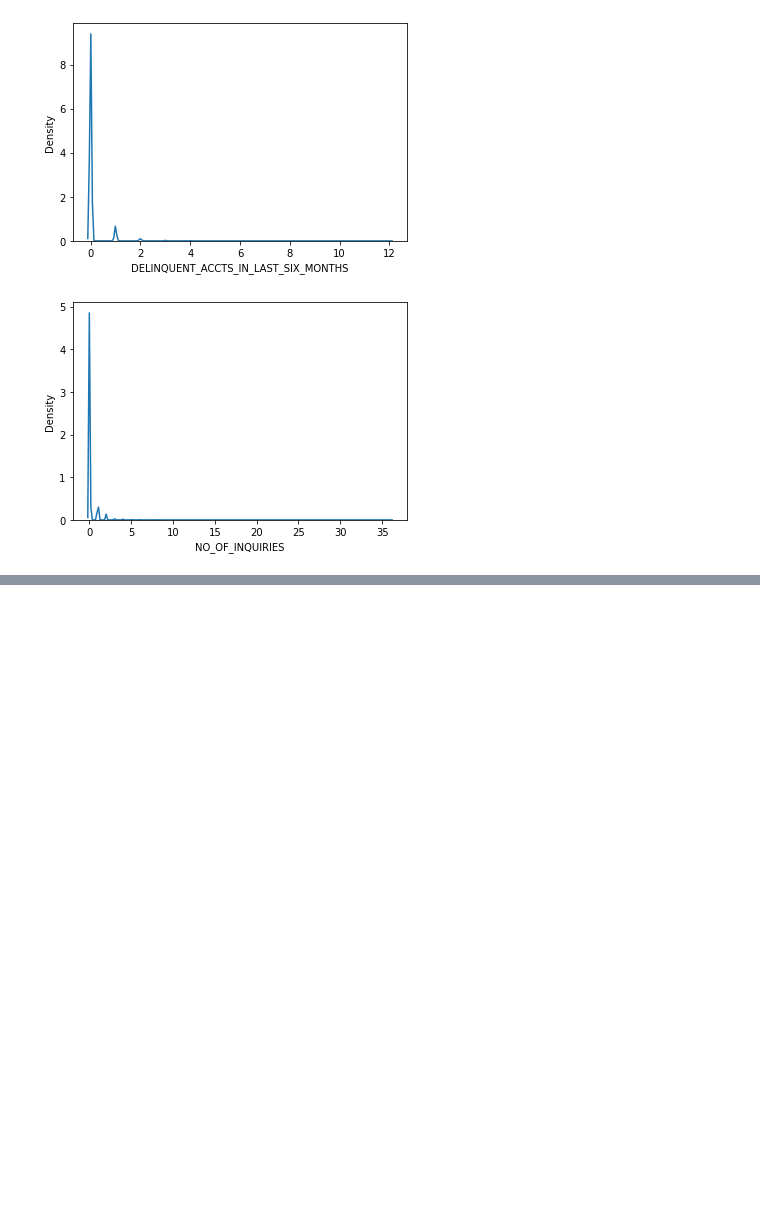
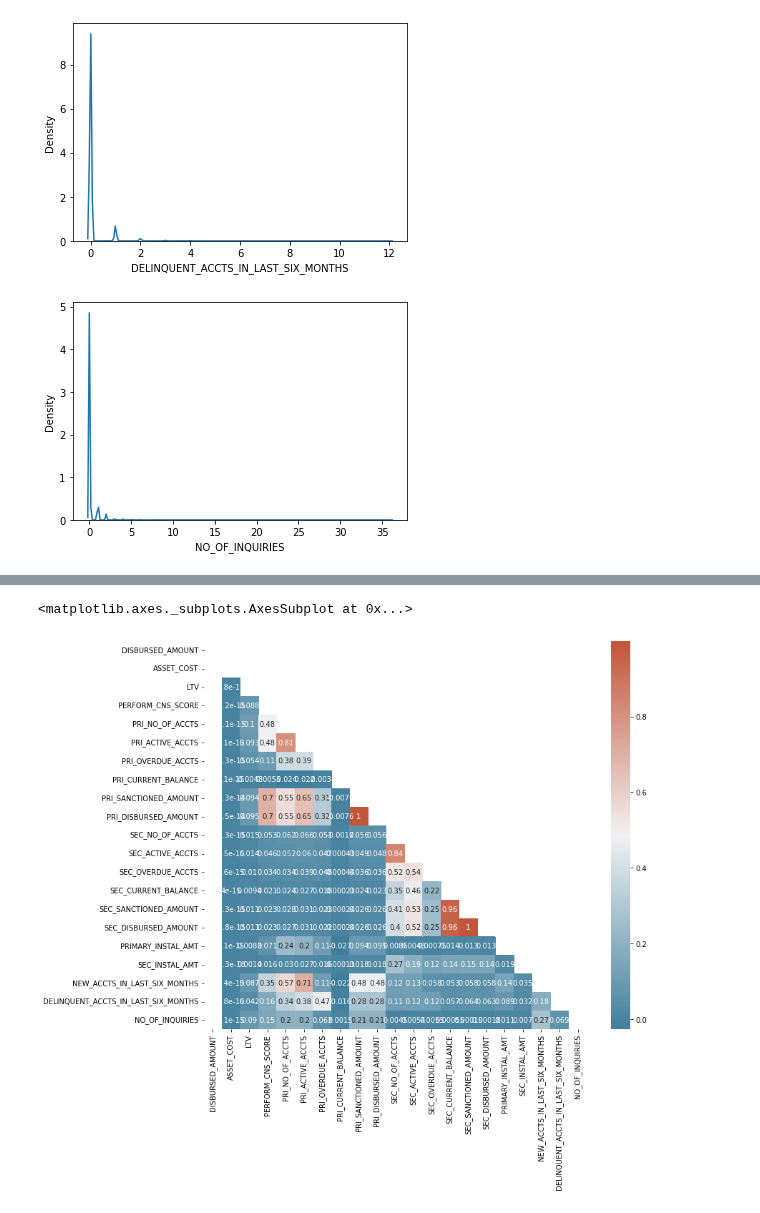
Before and after one commit to kenneth-craig/academyPub, a Jupyter notebook: vehicle_load_analysis.ipynb, the cells around one changed output, grey strips where cells are left out. Drawn from its saved outputs; the diff is of its cells as text; code cells hidden in the pictures; blank space fills up the shorter version.

```diff
--- a/vehicle_load_analysis.ipynb
+++ b/vehicle_load_analysis.ipynb
@@ -268,0 +303,55 @@ for i, col in enumerate(train[continuous_feature_analyze_distribution]):
+# %%
+# Now let's analyze the correlations between the quantitative features
+# Keep in mind that binary features are not quantitative !!!
+
+# Default Loan Features for correlation
+# DISBURSED_AMOUNT
+# ASSET_COST
+# LTV
+# PERFORM_CNS_SCORE
+# PRI_NO_OF_ACCTS
+# PRI_ACTIVE_ACCTS
+# PRI_OVERDUE_ACCTS
+# PRI_CURRENT_BALANCE
+# PRI_SANCTIONED_AMOUNT
+# PRI_DISBURSED_AMOUNT
+# SEC_NO_OF_ACCTS
+# SEC_ACTIVE_ACCTS
+# SEC_OVERDUE_ACCTS
+# SEC_CURRENT_BALANCE
+# SEC_SANCTIONED_AMOUNT
+# SEC_DISBURSED_AMOUNT
+# PRIMARY_INSTAL_AMT
+# SEC_INSTAL_AMT
+# NEW_ACCTS_IN_LAST_SIX_MONTHS
+# DELINQUENT_ACCTS_IN_LAST_SIX_MONTHS
+# AVERAGE_ACCT_AGE
+# CREDIT_HISTORY_LENGTH
+# NO_OF_INQUIRIES
+
+feature_analyze_correlation = ['DISBURSED_AMOUNT', 'ASSET_COST', 'LTV', 'PERFORM_CNS_SCORE',
+       'PRI_NO_OF_ACCTS', 'PRI_ACTIVE_ACCTS', 'PRI_OVERDUE_ACCTS', 'PRI_CURRENT_BALANCE',
+       'PRI_SANCTIONED_AMOUNT', 'PRI_DISBURSED_AMOUNT', 'SEC_NO_OF_ACCTS', 'SEC_ACTIVE_ACCTS',
+       'SEC_OVERDUE_ACCTS', 'SEC_CURRENT_BALANCE', 'SEC_SANCTIONED_AMOUNT', 'SEC_DISBURSED_AMOUNT',
+       'PRIMARY_INSTAL_AMT', 'SEC_INSTAL_AMT', 'NEW_ACCTS_IN_LAST_SIX_MONTHS', 'DELINQUENT_ACCTS_IN_LAST_SIX_MONTHS',
+       'NO_OF_INQUIRIES'
+       ]
+# NEED TO TURN 'AVERAGE_ACCT_AGE' & 'CREDIT_HISTORY_LENGTH' INTO MONTHS, not Years & Months
+
+# Get all the correlations:
+corr = train[feature_analyze_correlation].corr()
+#
+# Set up the matplotlib plot configuration
+fig, ax = plt.subplots(figsize=(12, 10))
+# Generate a mask for upper traingle
+mask = np.triu(np.ones_like(corr, dtype=bool))
+# Configure a custom diverging colormap
+cmap = sns.diverging_palette(230, 20, as_cmap=True)
+# Draw the heatmap
+sns.heatmap(corr, annot=True, mask = mask, cmap=cmap)
+
+# We can see on the heatmap that we don't have a features having a high correlation (>0.8)
+# As a result we can keep them all
+# %% [output]
+<matplotlib.axes._subplots.AxesSubplot at 0x...>
+[figure, added]
```
Also changed, not shown: parts of 6 cells of this notebook.
